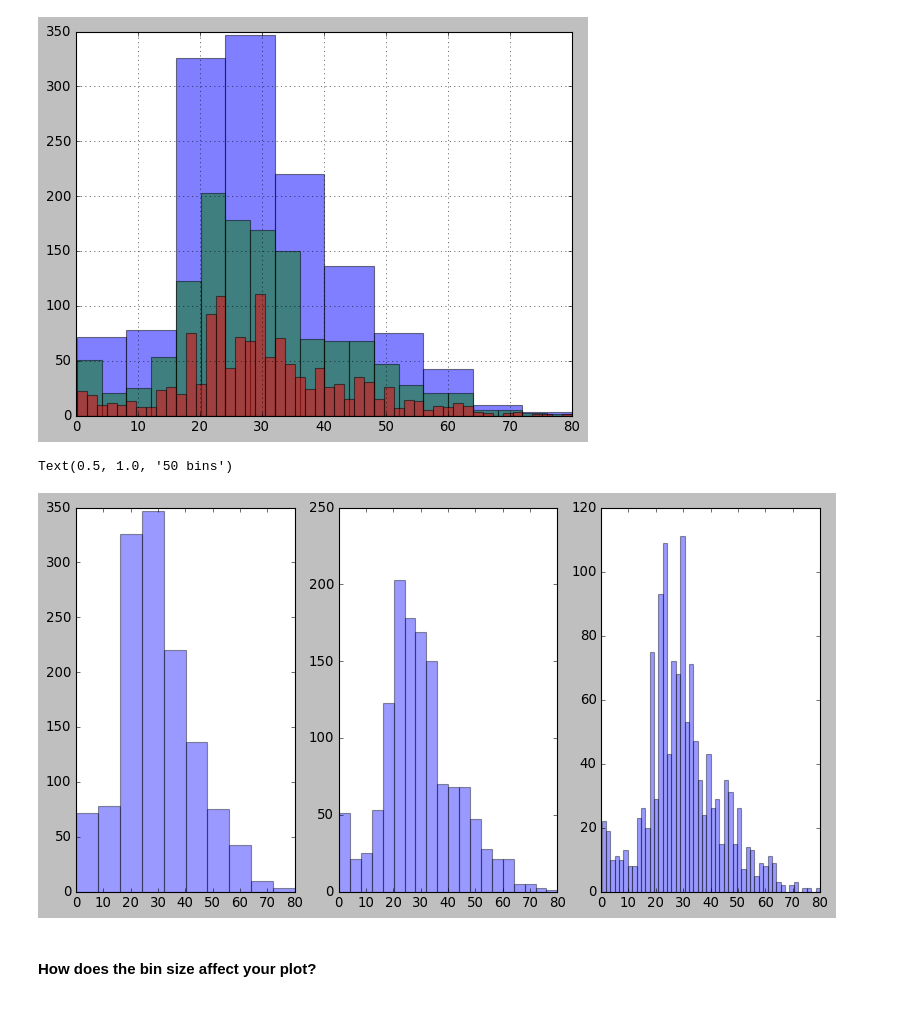
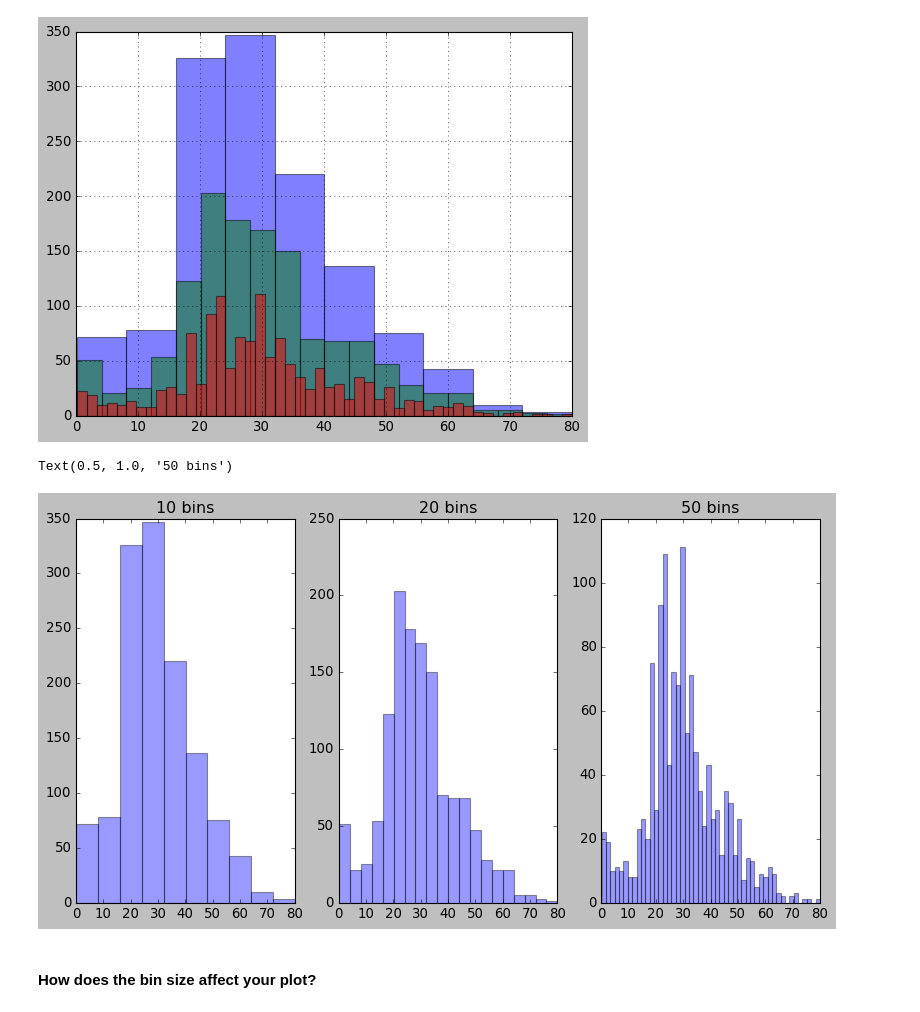
Before and after one commit to Adonis232/dataptmad0420, a Jupyter notebook: module-2/matplotlib-seaborn/your-code/main.ipynb, the cells around one changed output. Saved outputs shown, nothing was run; the diff lists cells and outputs as text; code cells hidden in the pictures.

```diff
--- a/module-2/matplotlib-seaborn/your-code/main.ipynb
+++ b/module-2/matplotlib-seaborn/your-code/main.ipynb
@@ -301,15 +288,15 @@ titanic['Age'].hist(bins=50, alpha= 0.5);
 # %%
 
 fig, ax = plt.subplots(1,3, figsize=(12, 6))
 sns.distplot(titanic['Age'].values, bins= 10, kde = False, ax=ax[0])
-axs[0].set_title('10 bins')
+ax[0].set_title('10 bins')
 sns.distplot(titanic['Age'].values, bins= 20, kde = False, ax=ax[1])
-axs[1].set_title('20 bins')
+ax[1].set_title('20 bins')
 sns.distplot(titanic['Age'].values, bins= 50, kde = False, ax=ax[2])
-axs[2].set_title('50 bins')
+ax[2].set_title('50 bins')
 # %% [output]
 Text(0.5, 1.0, '50 bins')
-[figure, old version]
+[figure, new version]
 # %% [markdown]
 #### How does the bin size affect your plot?
 # %%
```
Also changed, not shown: parts of 6 cells of this notebook.
